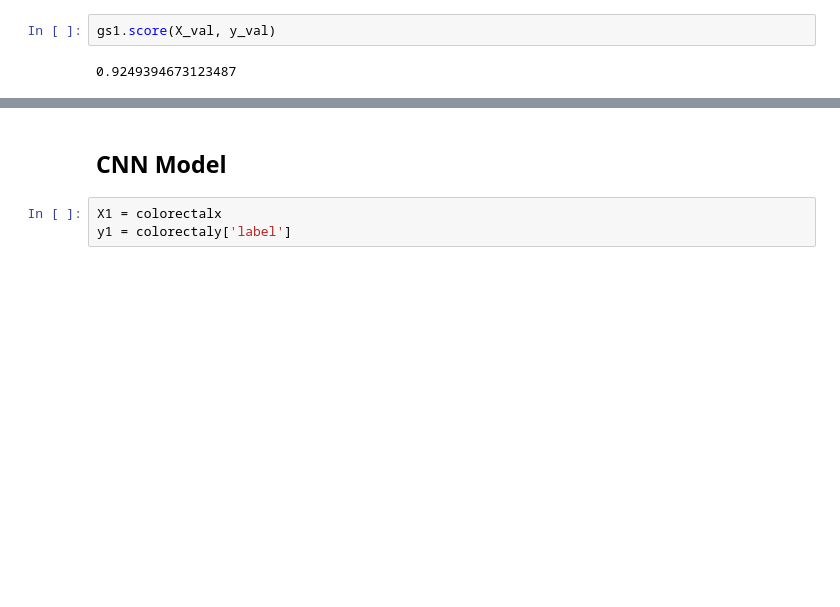
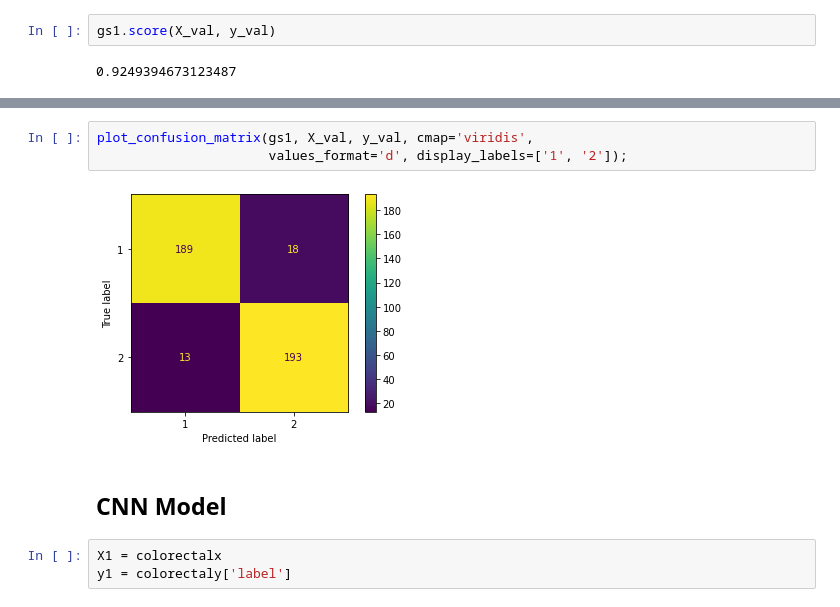
Before and after one commit to Treshapdesai/capstone_project, a Jupyter notebook: code/6. Tumour VS Stroma.ipynb, the cells around one changed output, grey strips where cells are left out. Cells and saved outputs as stored; diff of their text form; blank space fills up the shorter version.

```diff
--- a/code/6. Tumour VS Stroma.ipynb
+++ b/code/6. Tumour VS Stroma.ipynb
@@ -128,3 +171,8 @@ gs1.score(X_val, y_val)
+# %%
+plot_confusion_matrix(gs1, X_val, y_val, cmap='viridis',
+                      values_format='d', display_labels=['1', '2']);
+# %% [output]
+[figure, added]
 # %% [markdown]
 ## CNN Model
 # %%
```
Also changed, not shown: parts of 12 cells of this notebook, 1 other file.
